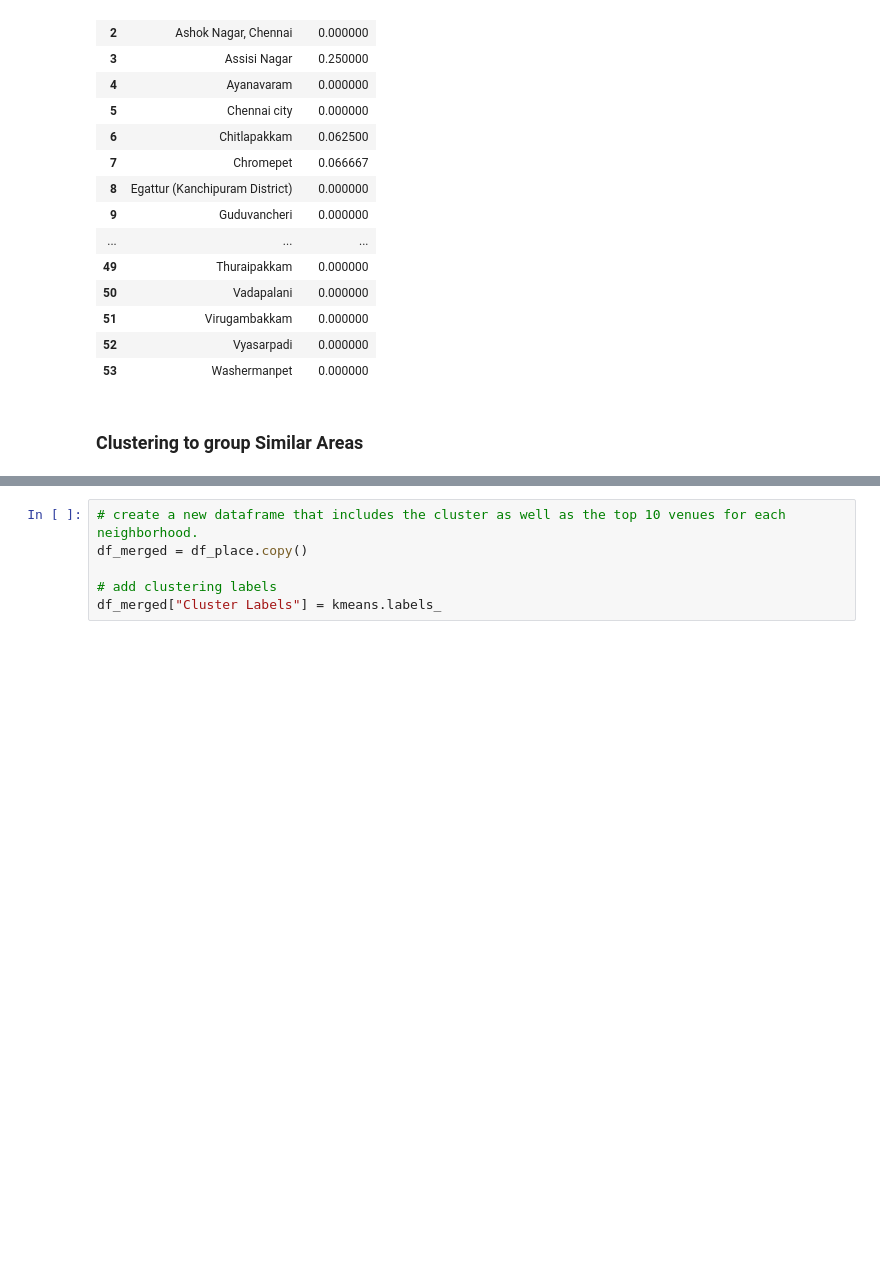
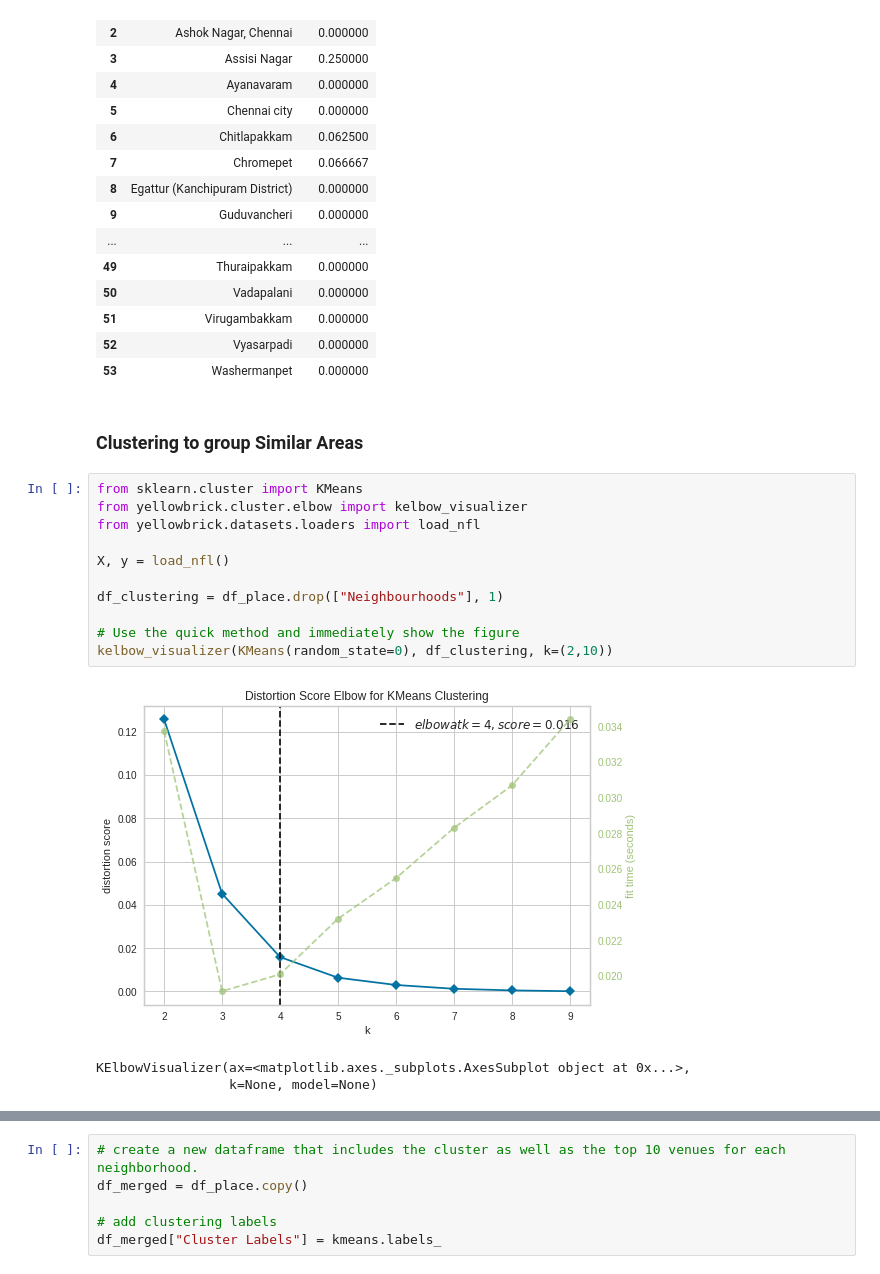
Before and after one commit to Surya-Prasad/Coursera_Capstone, a Jupyter notebook: Chennai_Neighbourhood_Scour.ipynb, the cells around one changed output, grey strips where cells are left out. Cells and saved outputs as stored; diff of their text form; blank space fills up the shorter version.

```diff
--- a/Chennai_Neighbourhood_Scour.ipynb
+++ b/Chennai_Neighbourhood_Scour.ipynb
@@ -378,3 +378,18 @@ df_place
 | 53 | Washermanpet | 0.000000 |
 # %% [markdown]
 ### Clustering to group Similar Areas
+# %%
+from sklearn.cluster import KMeans
+from yellowbrick.cluster.elbow import kelbow_visualizer
+from yellowbrick.datasets.loaders import load_nfl
+
+X, y = load_nfl()
+
+df_clustering = df_place.drop(["Neighbourhoods"], 1)
+
+# Use the quick method and immediately show the figure
+kelbow_visualizer(KMeans(random_state=0), df_clustering, k=(2,10))
+# %% [output]
+[figure, added]
+KElbowVisualizer(ax=<matplotlib.axes._subplots.AxesSubplot object at 0x...>,
+                 k=None, model=None)
```
Also changed, not shown: parts of 5 cells of this notebook, 2 other files.
